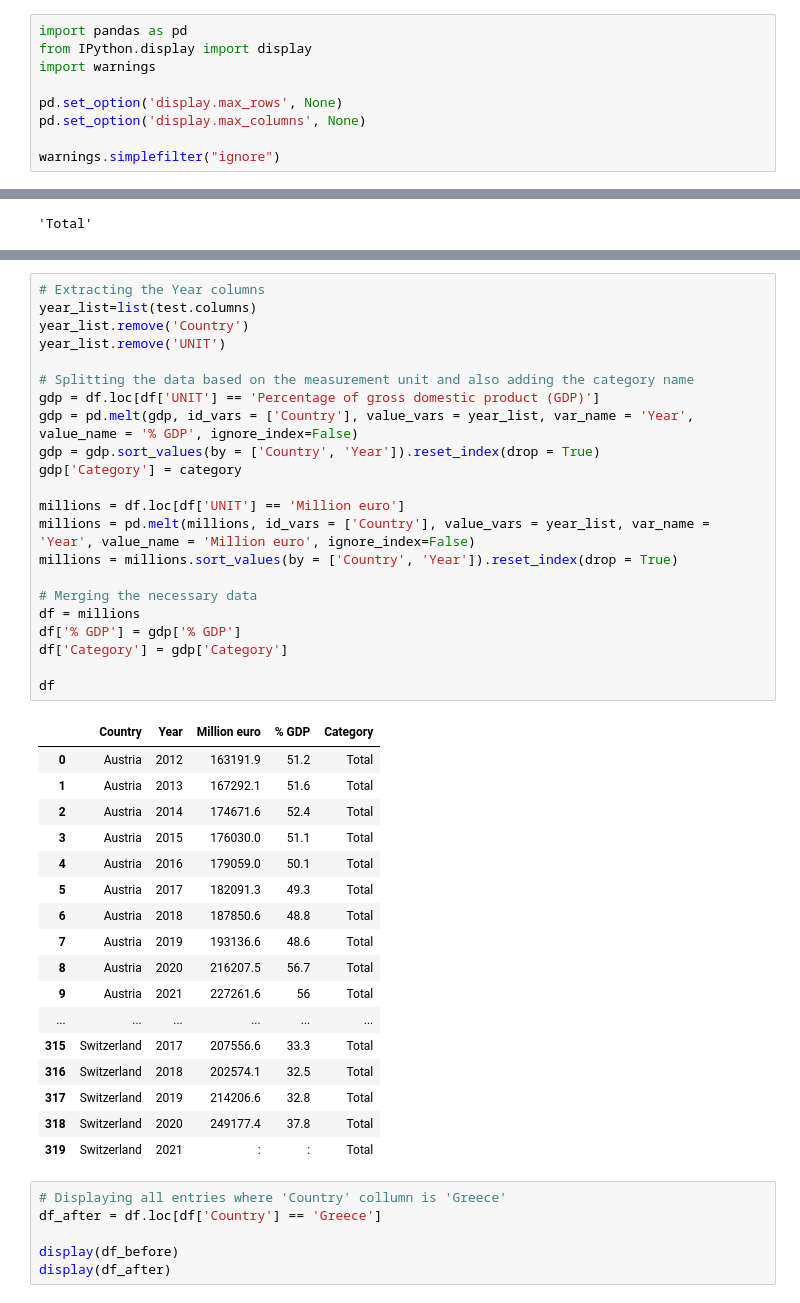
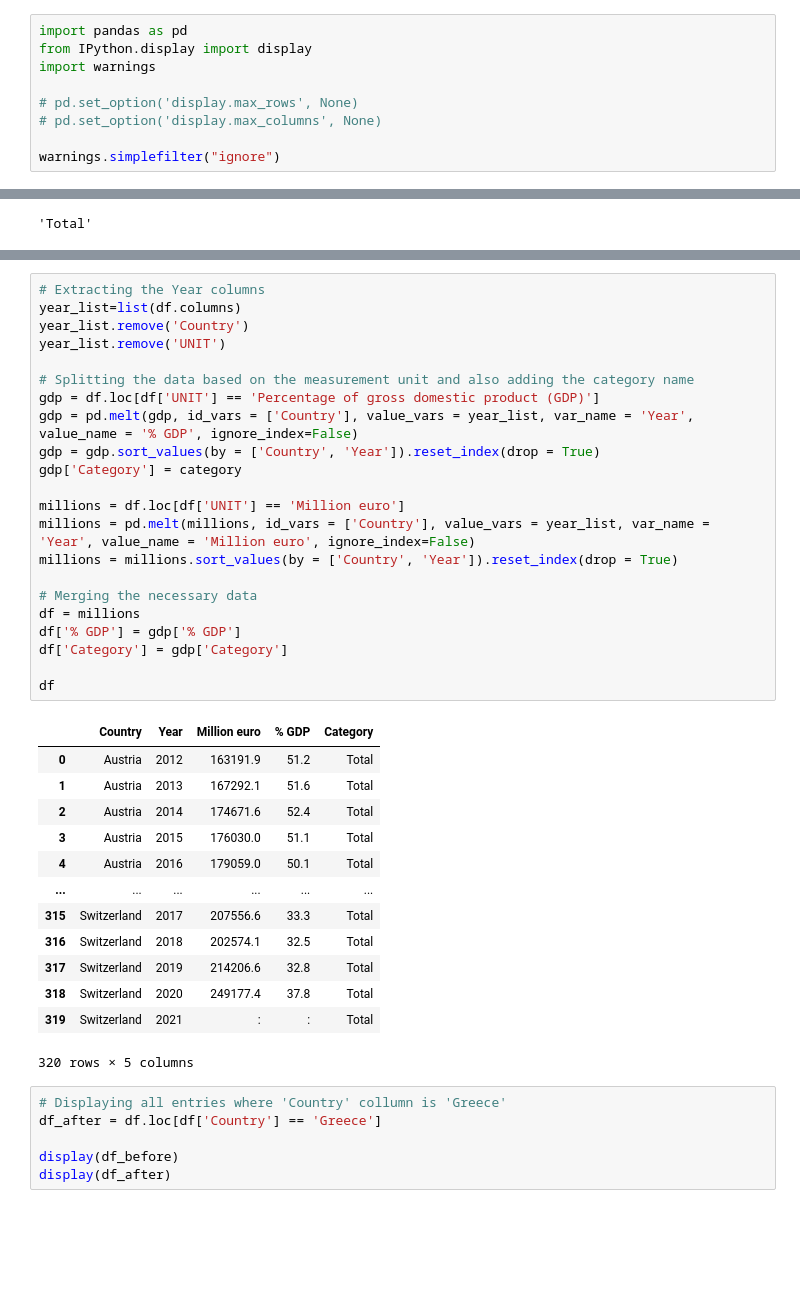
Before and after one commit to ElSarik/Eurostat-Data-Analysis-Project, a Jupyter notebook: Load Dataset Demo.ipynb, the cells around one changed output, grey strips where cells are left out. Saved outputs shown, nothing was run; the diff lists cells and outputs as text; blank space fills up the shorter version.

```diff
--- a/Load Dataset Demo.ipynb
+++ b/Load Dataset Demo.ipynb
@@ -5,8 +5,8 @@ import pandas as pd
 from IPython.display import display
 import warnings
 
-pd.set_option('display.max_rows', None)
-pd.set_option('display.max_columns', None)
+# pd.set_option('display.max_rows', None)
+# pd.set_option('display.max_columns', None)
 
 warnings.simplefilter("ignore")
 # %% [markdown]
@@ -65,43 +61,39 @@ df
 # %%
 # Extracting the Year columns
-year_list=list(test.columns)
+year_list=list(df.columns)
 year_list.remove('Country')
 year_list.remove('UNIT')
 
 # Splitting the data based on the measurement unit and also adding the category name
 gdp = df.loc[df['UNIT'] == 'Percentage of gross domestic product (GDP)']
 gdp = pd.melt(gdp, id_vars = ['Country'], value_vars = year_list, var_name = 'Year', value_name = '% GDP', ignore_index=False)
 gdp = gdp.sort_values(by = ['Country', 'Year']).reset_index(drop = True)
 gdp['Category'] = category
 
 millions = df.loc[df['UNIT'] == 'Million euro']
 millions = pd.melt(millions, id_vars = ['Country'], value_vars = year_list, var_name = 'Year', value_name = 'Million euro', ignore_index=False)
 millions = millions.sort_values(by = ['Country', 'Year']).reset_index(drop = True)
 
 # Merging the necessary data
 df = millions
 df['% GDP'] = gdp['% GDP']
 df['Category'] = gdp['Category']
 
 df
 # %% [output]
 |  | Country | Year | Million euro | % GDP | Category |
 | 0 | Austria | 2012 | 163191.9 | 51.2 | Total |
 | 1 | Austria | 2013 | 167292.1 | 51.6 | Total |
 | 2 | Austria | 2014 | 174671.6 | 52.4 | Total |
 | 3 | Austria | 2015 | 176030.0 | 51.1 | Total |
 | 4 | Austria | 2016 | 179059.0 | 50.1 | Total |
-| 5 | Austria | 2017 | 182091.3 | 49.3 | Total |
-| 6 | Austria | 2018 | 187850.6 | 48.8 | Total |
-| 7 | Austria | 2019 | 193136.6 | 48.6 | Total |
-| 8 | Austria | 2020 | 216207.5 | 56.7 | Total |
-| 9 | Austria | 2021 | 227261.6 | 56 | Total |
 | ... | ... | ... | ... | ... | ... |
 | 315 | Switzerland | 2017 | 207556.6 | 33.3 | Total |
 | 316 | Switzerland | 2018 | 202574.1 | 32.5 | Total |
 | 317 | Switzerland | 2019 | 214206.6 | 32.8 | Total |
 | 318 | Switzerland | 2020 | 249177.4 | 37.8 | Total |
 | 319 | Switzerland | 2021 | : | : | Total |
+320 rows × 5 columns
 # %%
 # Displaying all entries where 'Country' collumn is 'Greece'
 df_after = df.loc[df['Country'] == 'Greece']
```
Also changed, not shown: parts of 1 cell of this notebook.
